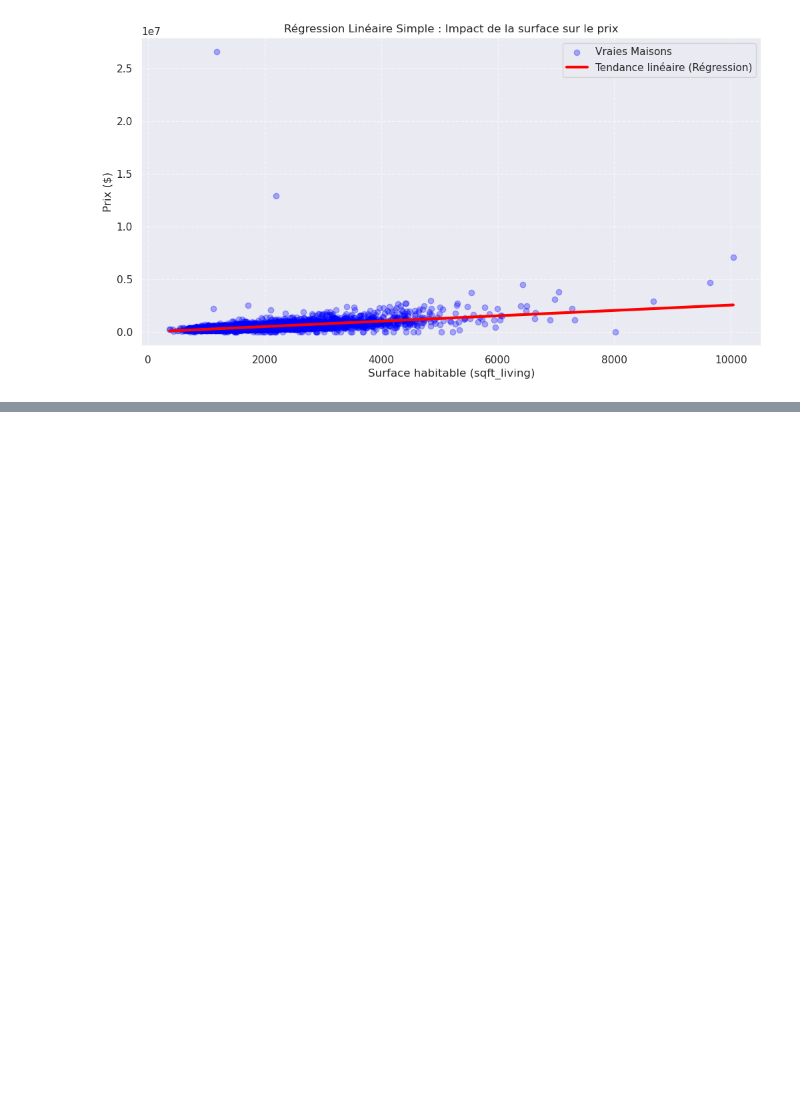
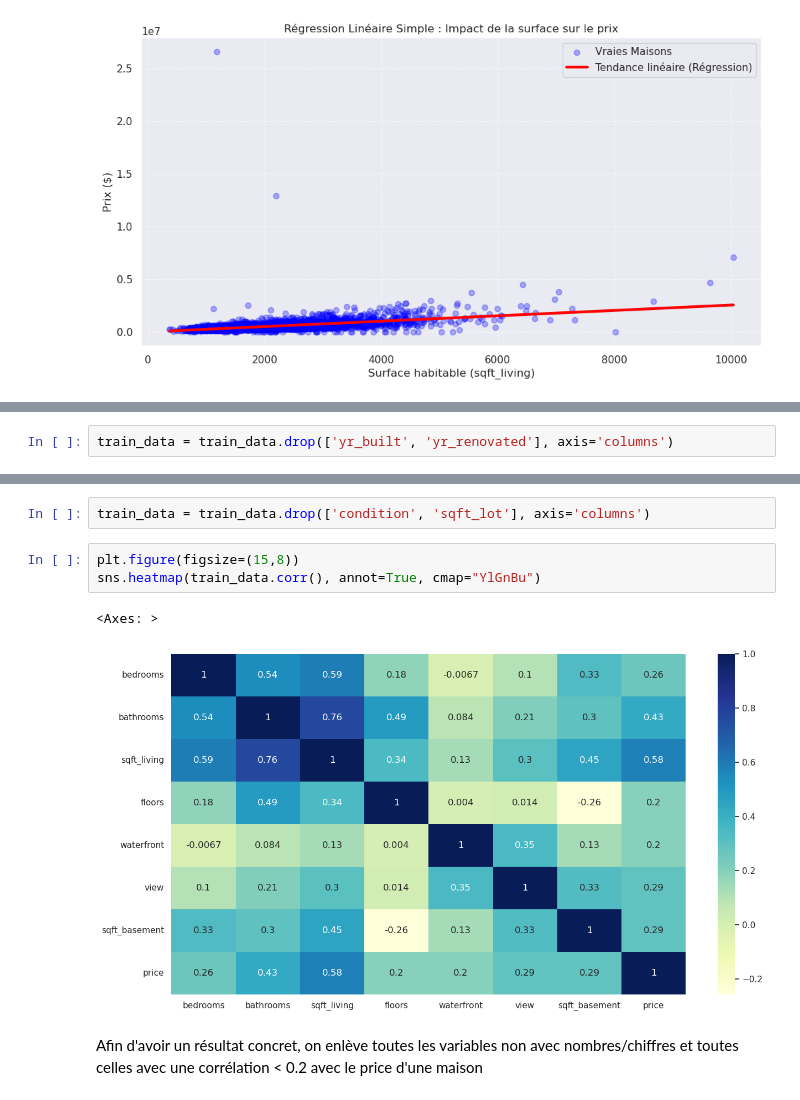
Before and after one commit to Smox656/house-pricing-prediction, a Jupyter notebook: house_pricing.ipynb, the cells around one changed output, grey strips where cells are left out. Cells and saved outputs as stored; diff of their text form; blank space fills up the shorter version.

```diff
--- a/house_pricing.ipynb
+++ b/house_pricing.ipynb
@@ -483,0 +667,2 @@ plt.show()
+# %%
+train_data = train_data.drop(['yr_built', 'yr_renovated'], axis='columns')
@@ -483,0 +685,10 @@ plt.show()
+# %%
+train_data = train_data.drop(['condition', 'sqft_lot'], axis='columns')
+# %%
+plt.figure(figsize=(15,8))
+sns.heatmap(train_data.corr(), annot=True, cmap="YlGnBu")
+# %% [output]
+<Axes: >
+[figure, added]
+# %% [markdown]
+Afin d'avoir un résultat concret, on enlève toutes les variables non avec nombres/chiffres et toutes celles avec une corrélation < 0.2 avec le price d'une maison
```
Also changed, not shown: parts of 66 cells of this notebook, 1 other file.
